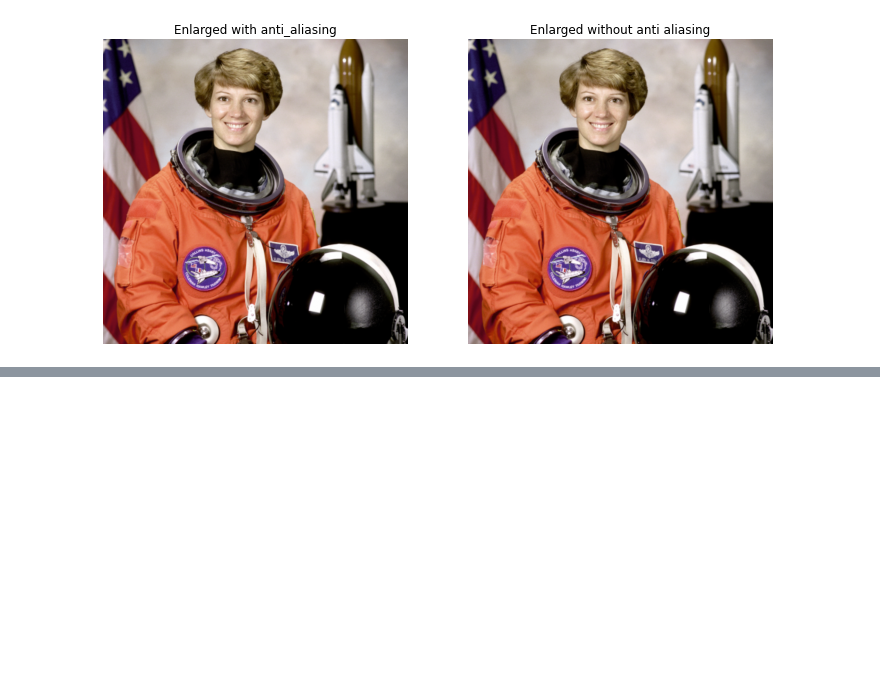
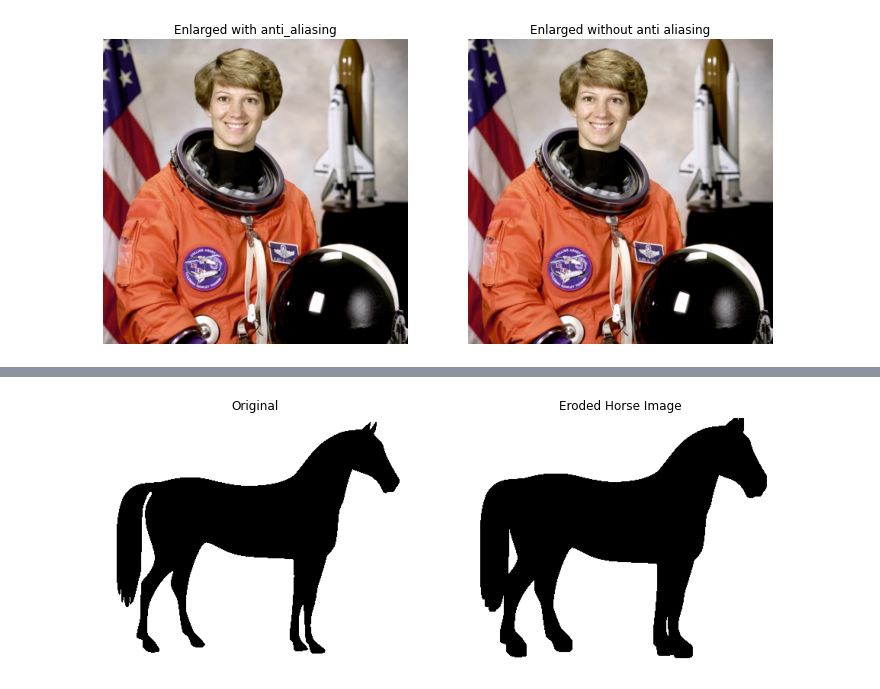
Before and after one commit to anmorgan24/Springboard, a Jupyter notebook: Notes/Image_Processing/Image_Processing_03.ipynb, the cells around one changed output, grey strips where cells are left out. Cells and saved outputs as stored; diff of their text form; code cells hidden in the pictures; blank space fills up the shorter version.

```diff
--- a/Notes/Image_Processing/Image_Processing_03.ipynb
+++ b/Notes/Image_Processing/Image_Processing_03.ipynb
@@ -212,0 +305,7 @@ show_image(image_resized, 'Resized image')
+# %%
+horse_image = data.horse()
+selem_horse = morphology.rectangle(12, 6)
+eroded_horse_image = morphology.binary_erosion(horse_image, selem=selem_horse)
+plot_comparison(horse_image, 'Original', eroded_horse_image, 'Eroded Horse Image')
+# %% [output]
+[figure, added]
```
Also changed, not shown: parts of 25 cells of this notebook, 2 other files.
